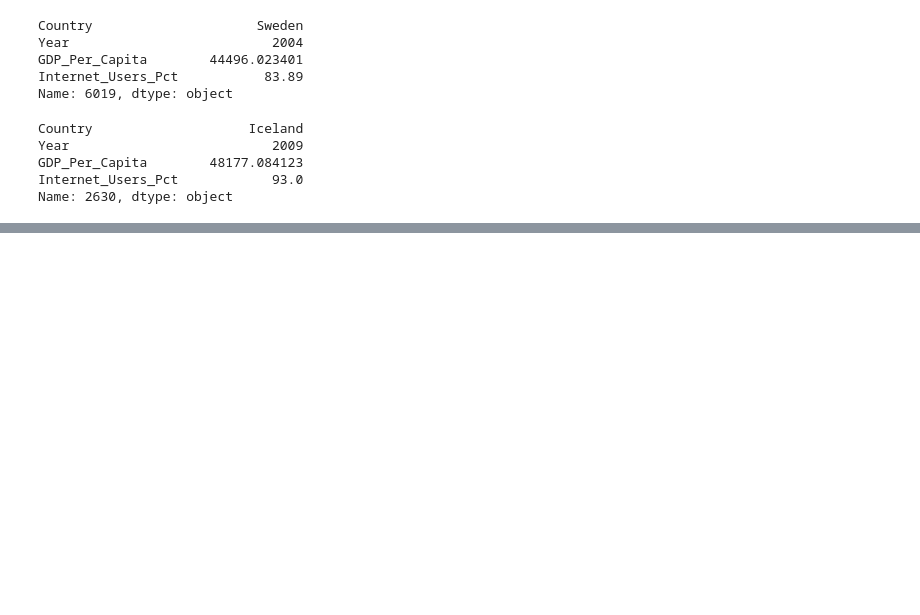
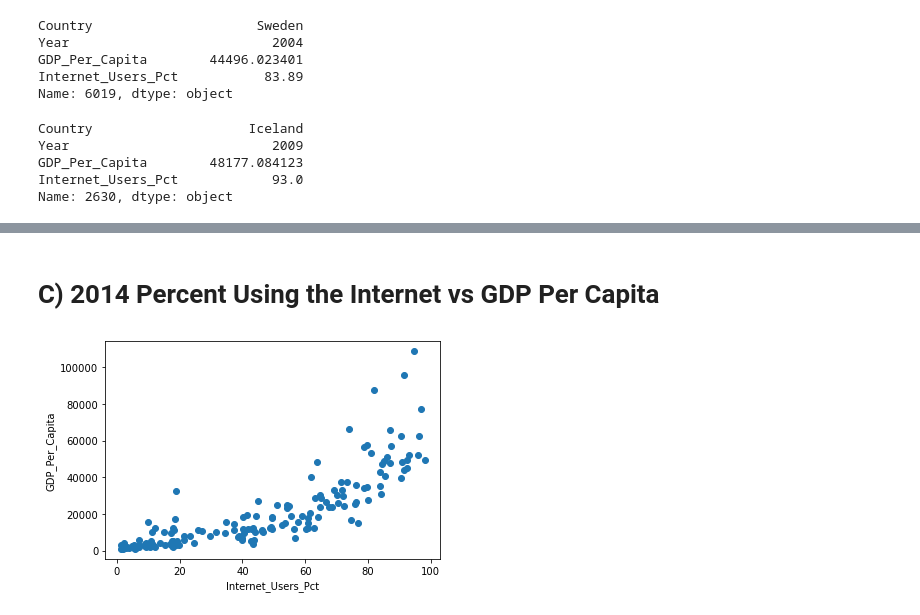
Before and after one commit to NSS-Data-Analytics-Cohort-7/gdp-and-internet-usage-matt-botschner, a Jupyter notebook: Notebook/Gross_Domestic_Product_and_Internet_Usage.ipynb, the cells around one changed output, grey strips where cells are left out. Cells and saved outputs as stored; diff of their text form; code cells hidden in the pictures; blank space fills up the shorter version.

```diff
--- a/Notebook/Gross_Domestic_Product_and_Internet_Usage.ipynb
+++ b/Notebook/Gross_Domestic_Product_and_Internet_Usage.ipynb
@@ -311,0 +328,9 @@ Name: 1047, dtype: object
+# %% [markdown]
+# C) 2014 Percent Using the Internet vs GDP Per Capita
+# %%
+plt.scatter(gdp_internet_2014['Internet_Users_Pct'], gdp_internet_2014['GDP_Per_Capita'])
+plt.xlabel("Internet_Users_Pct")
+plt.ylabel("GDP_Per_Capita")
+plt.show()
+# %% [output]
+[figure, added]
```
Also changed, not shown: parts of 31 cells of this notebook.
